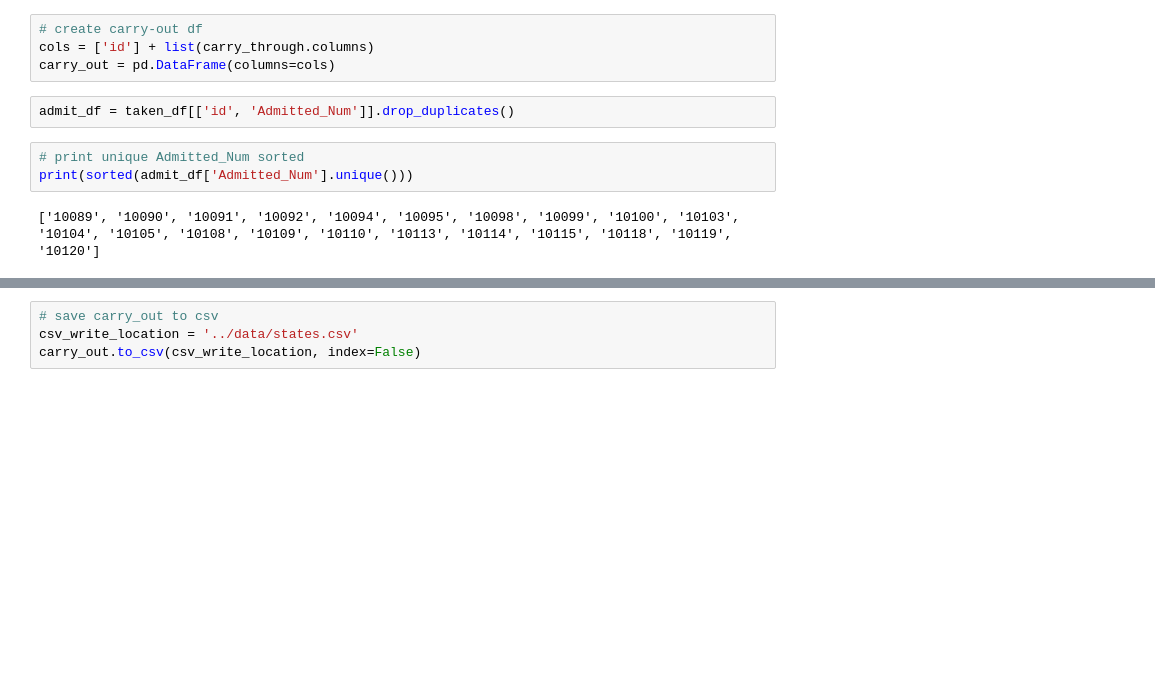
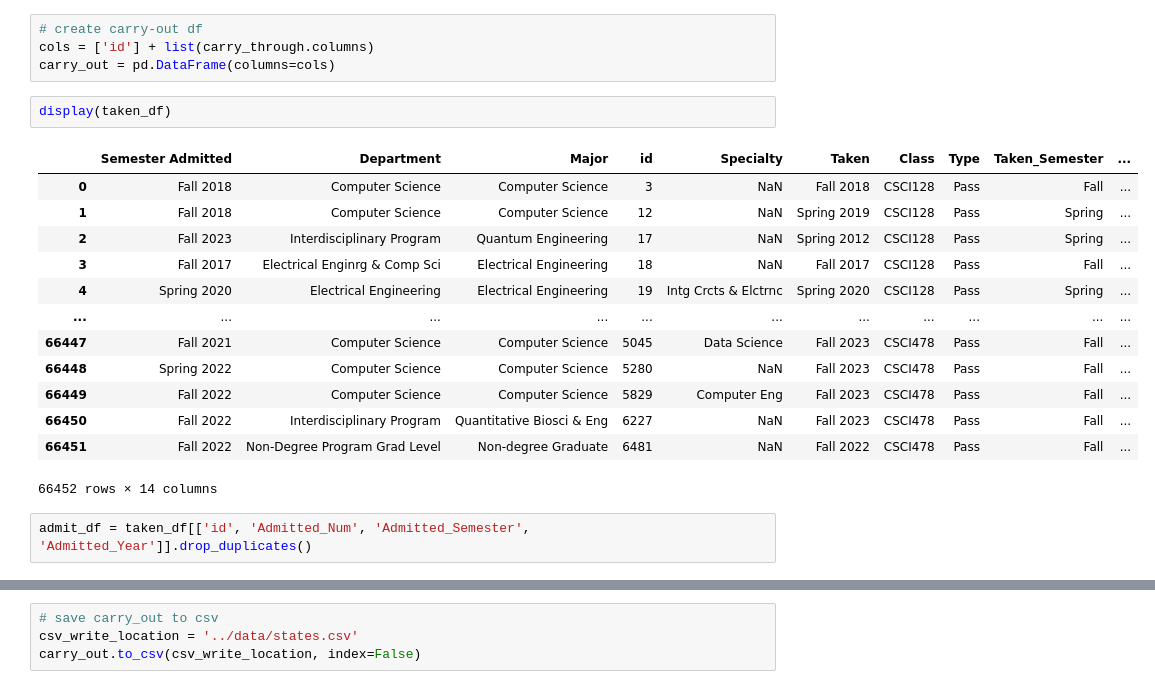
Before and after one commit to ifrycolorado/Enrollment_Project, a Jupyter notebook: src/dag.ipynb, the cells around one changed output, grey strips where cells are left out. Drawn from its saved outputs; the diff is of its cells as text; blank space fills up the shorter version.

```diff
--- a/src/dag.ipynb
+++ b/src/dag.ipynb
@@ -144,11 +144,22 @@ def out_calc(G,cl):
 # create carry-out df
 cols = ['id'] + list(carry_through.columns)
 carry_out = pd.DataFrame(columns=cols)
+# %%
+display(taken_df)
+# %% [output]
+|  | Semester Admitted | Department | Major | id | Specialty | Taken | Class | Type | Taken_Semester | ... |
+| 0 | Fall 2018 | Computer Science | Computer Science | 3 | NaN | Fall 2018 | CSCI128 | Pass | Fall | ... |
+| 1 | Fall 2018 | Computer Science | Computer Science | 12 | NaN | Spring 2019 | CSCI128 | Pass | Spring | ... |
+| 2 | Fall 2023 | Interdisciplinary Program | Quantum Engineering | 17 | NaN | Spring 2012 | CSCI128 | Pass | Spring | ... |
+| 3 | Fall 2017 | Electrical Enginrg & Comp Sci | Electrical Engineering | 18 | NaN | Fall 2017 | CSCI128 | Pass | Fall | ... |
+| 4 | Spring 2020 | Electrical Engineering | Electrical Engineering | 19 | Intg Crcts & Elctrnc | Spring 2020 | CSCI128 | Pass | Spring | ... |
+| ... | ... | ... | ... | ... | ... | ... | ... | ... | ... | ... |
+| 66447 | Fall 2021 | Computer Science | Computer Science | 5045 | Data Science | Fall 2023 | CSCI478 | Pass | Fall | ... |
+| 66448 | Spring 2022 | Computer Science | Computer Science | 5280 | NaN | Fall 2023 | CSCI478 | Pass | Fall | ... |
+| 66449 | Fall 2022 | Computer Science | Computer Science | 5829 | Computer Eng | Fall 2023 | CSCI478 | Pass | Fall | ... |
+| 66450 | Fall 2022 | Interdisciplinary Program | Quantitative Biosci & Eng | 6227 | NaN | Fall 2023 | CSCI478 | Pass | Fall | ... |
+| 66451 | Fall 2022 | Non-Degree Program Grad Level | Non-degree Graduate | 6481 | NaN | Fall 2022 | CSCI478 | Pass | Fall | ... |
+66452 rows × 14 columns
 # %%
-admit_df = taken_df[['id', 'Admitted_Num']].drop_duplicates()
+admit_df = taken_df[['id', 'Admitted_Num', 'Admitted_Semester', 'Admitted_Year']].drop_duplicates()
-# %%
-# print unique Admitted_Num sorted
-print(sorted(admit_df['Admitted_Num'].unique()))
-# %% [output]
-['10089', '10090', '10091', '10092', '10094', '10095', '10098', '10099', '10100', '10103', '10104', '10105', '10108', '10109', '10110', '10113', '10114', '10115', '10118', '10119', '10120']
 # %%
```
Also changed, not shown: parts of 3 cells of this notebook, 3 other files.
